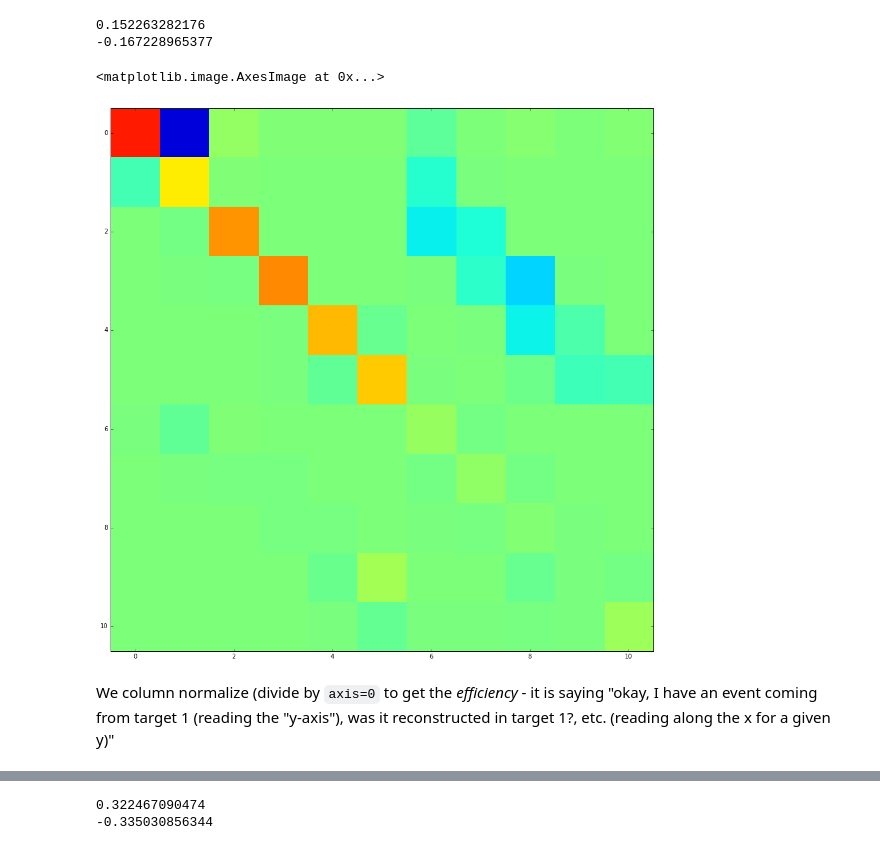
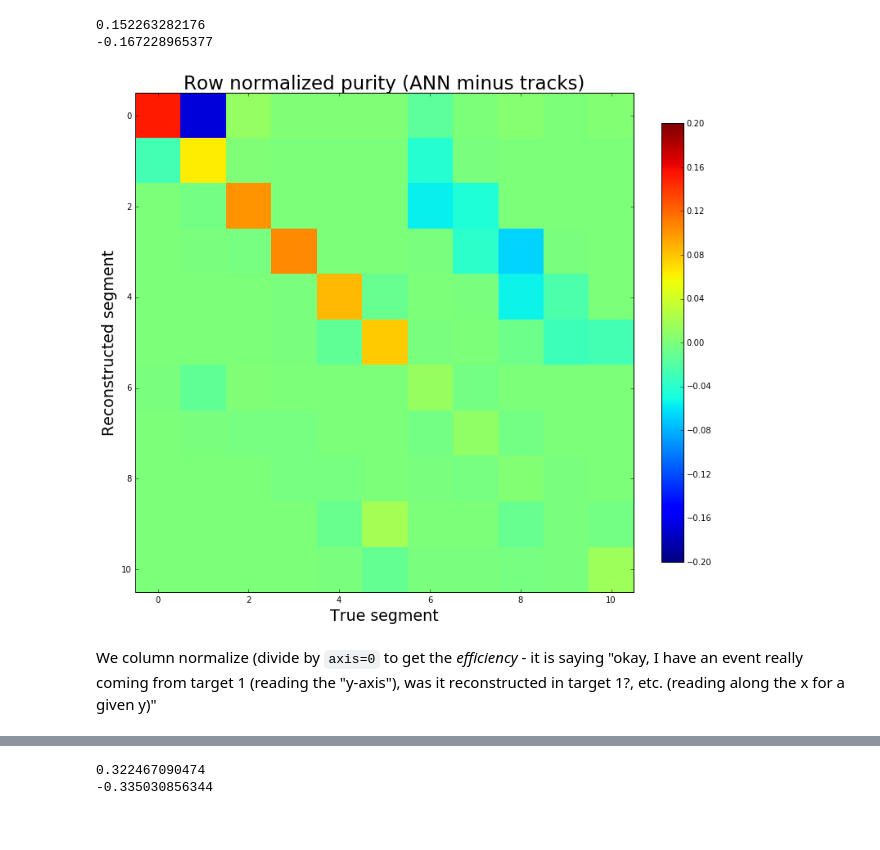
Before and after one commit to faizaakbar/ANNMINERvA, a Jupyter notebook: understanding_zsegment_1461944084.ipynb, the cells around one changed output, grey strips where cells are left out. Saved outputs shown, nothing was run; the diff lists cells and outputs as text; code cells hidden in the pictures.

Commit message:
clean up plots a bit

```diff
--- a/understanding_zsegment_1461944084.ipynb
+++ b/understanding_zsegment_1461944084.ipynb
@@ -24,0 +29,3 @@ We row normalize (divide by `axis=1` to get the _purity_ - it is saying "okay, I
+# %%
+arr3 = np.arange(16, dtype=np.float32).reshape(4, 4)
+print arr3
@@ -24,0 +51,5 @@ We row normalize (divide by `axis=1` to get the _purity_ - it is saying "okay, I
+# %%
+arr4 = np.zeros_like(arr3)
+for i in range(4):
+    arr4[i, :] = arr3[i, :] / arr3.sum(axis=1)[i]   # sum the rows
+print arr4
@@ -49,13 +93,17 @@ print np.min(pur - pur_tracks)
 0.152263282176
 -0.167228965377
 # %%
-fig = plt.figure(figsize=(16,16))
+fig = plt.figure(figsize=(12,12))
+plt.title("Row normalized purity (ANN minus tracks)", fontsize=23)
 plt.imshow(pur - pur_tracks, cmap=plt.get_cmap('jet'), interpolation='nearest', vmin=-0.2, vmax=0.2)
+plt.colorbar(fraction=0.04)
+plt.xlabel('True segment', fontsize=19)
+plt.ylabel('Reconstructed segment', fontsize=19)
+fig.savefig('zseg_rownorm_1461944084.pdf')
 # %% [output]
-<matplotlib.image.AxesImage at 0x...>
-[figure, old version]
+[figure, new version]
 # %% [markdown]
-We column normalize (divide by `axis=0` to get the _efficiency_ - it is saying "okay, I have an event coming from target 1 (reading the "y-axis"), was it reconstructed in target 1?, etc. (reading along the x for a given y)"
+We column normalize (divide by `axis=0` to get the _efficiency_ - it is saying "okay, I have an event really coming from target 1 (reading the "y-axis"), was it reconstructed in target 1?, etc. (reading along the x for a given y)"
 # %%
 eff = np.zeros_like(arr)
 for i in range(np.shape(arr)[0]):
```
Also changed, not shown: parts of 15 cells of this notebook.
